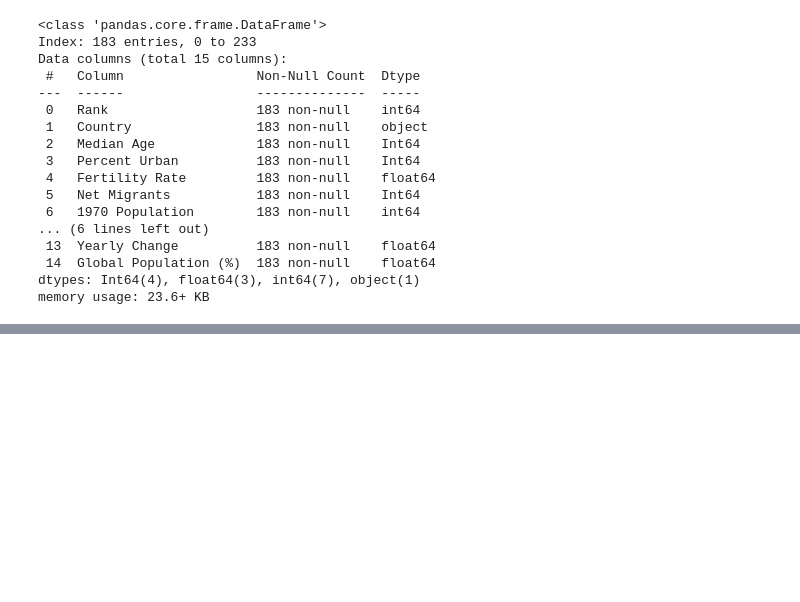
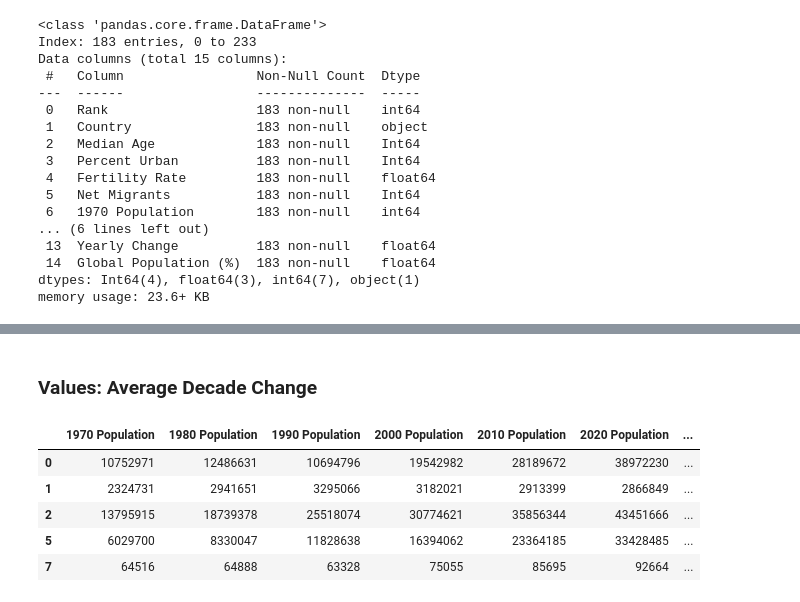
Before and after one commit to 99btyler/global-population-dashboard, a Jupyter notebook: src/data/data-cleaning.ipynb, the cells around one changed output, grey strips where cells are left out. Saved outputs shown, nothing was run; the diff lists cells and outputs as text; code cells hidden in the pictures; blank space fills up the shorter version.

```diff
--- a/src/data/data-cleaning.ipynb
+++ b/src/data/data-cleaning.ipynb
@@ -194,0 +223,16 @@ memory usage: 23.6+ KB
+# %% [markdown]
+### Values: Average Decade Change
+# %%
+global_population_df = global_population_df.rename(columns={"Yearly Change": "Average Decade Change"})
+
+decades = ["1970 Population", "1980 Population", "1990 Population", "2000 Population", "2010 Population", "2020 Population"]
+global_population_df["Average Decade Change"] = global_population_df[decades].diff(axis=1).mean(axis=1).round().astype("Int64")
+
+global_population_df[["1970 Population", "1980 Population", "1990 Population", "2000 Population", "2010 Population", "2020 Population", "Average Decade Change"]].head()
+# %% [output]
+|  | 1970 Population | 1980 Population | 1990 Population | 2000 Population | 2010 Population | 2020 Population | ... |
+| 0 | 10752971 | 12486631 | 10694796 | 19542982 | 28189672 | 38972230 | ... |
+| 1 | 2324731 | 2941651 | 3295066 | 3182021 | 2913399 | 2866849 | ... |
+| 2 | 13795915 | 18739378 | 25518074 | 30774621 | 35856344 | 43451666 | ... |
+| 5 | 6029700 | 8330047 | 11828638 | 16394062 | 23364185 | 33428485 | ... |
+| 7 | 64516 | 64888 | 63328 | 75055 | 85695 | 92664 | ... |
```
Also changed, not shown: parts of 12 cells of this notebook, 1 other file.
